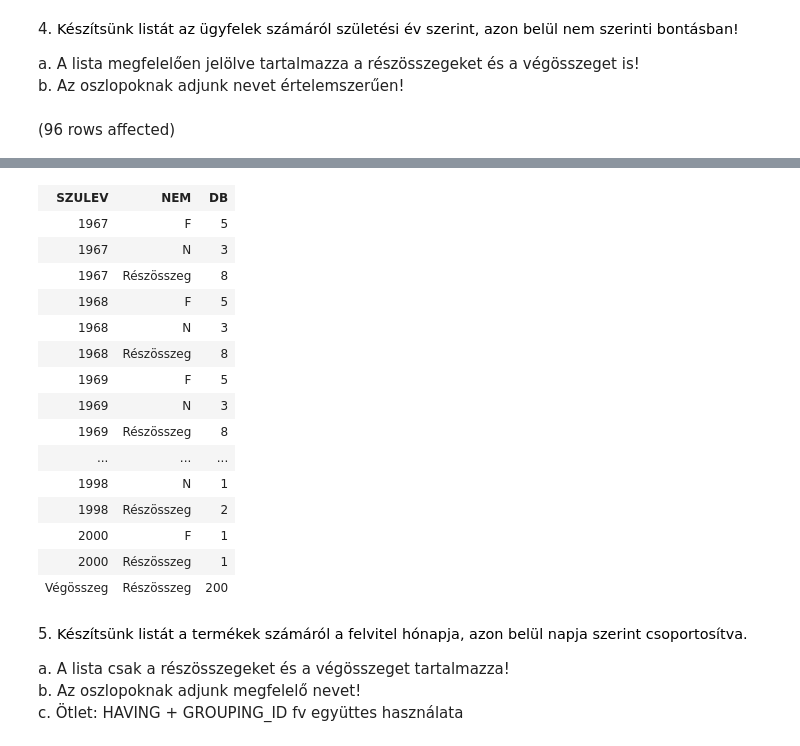
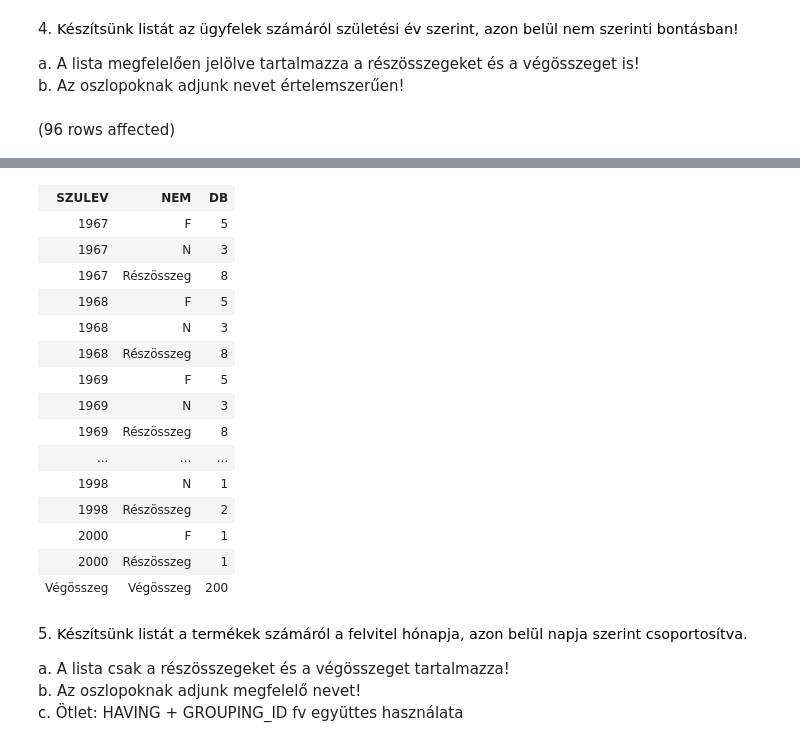
Before and after one commit to Cola39/GXH81K_adatbazis, a Jupyter notebook: gyakorlat04_feladatok.ipynb, the cells around one changed output, grey strips where cells are left out. Drawn from its saved outputs; the diff is of its cells as text; code cells hidden in the pictures.

```diff
--- a/gyakorlat04_feladatok.ipynb
+++ b/gyakorlat04_feladatok.ipynb
@@ -92,7 +92,11 @@ a. A lista megfelelően jelölve tartalmazza a részösszegeket és a végössze
 b. Az oszlopoknak adjunk nevet értelemszerűen!
 # %%
 SELECT IIF(GROUPING_ID(SZULEV)=1,'Végösszeg', CAST(SZULEV AS NVARCHAR)) AS 'SZULEV',
-       IIF(GROUPING_ID(NEM)=1, 'Részösszeg', NEM) AS 'NEM', COUNT(*) AS 'DB'
+       CASE
+         WHEN GROUPING_ID(SZULEV, NEM) = 1 THEN 'Részösszeg'
+         WHEN GROUPING_ID(SZULEV, NEM) = 3 THEN 'Végösszeg'
+         ELSE NEM
+       END AS 'NEM', COUNT(*) AS 'DB'
 FROM Ugyfel
 GROUP BY ROLLUP(SZULEV,NEM)
 # %% [output]
@@ -101,19 +105,19 @@ Total execution time: 00:00:00.045
 | SZULEV | NEM | DB |
 | 1967 | F | 5 |
 | 1967 | N | 3 |
 | 1967 | Részösszeg | 8 |
 | 1968 | F | 5 |
 | 1968 | N | 3 |
 | 1968 | Részösszeg | 8 |
 | 1969 | F | 5 |
 | 1969 | N | 3 |
 | 1969 | Részösszeg | 8 |
 | ... | ... | ... |
 | 1998 | N | 1 |
 | 1998 | Részösszeg | 2 |
 | 2000 | F | 1 |
 | 2000 | Részösszeg | 1 |
-| Végösszeg | Részösszeg | 200 |
+| Végösszeg | Végösszeg | 200 |
 # %% [markdown]
 5. <span style="background-color: rgb(255, 255, 255); color: rgb(0, 0, 0); font-family: &quot;Open Sans&quot;, sans-serif; font-size: 14.44px;">Készítsünk listát a termékek számáról a felvitel hónapja, azon belül napja szerint csoportosítva.&nbsp;</span>
 
```
Also changed, not shown: parts of 1 cell of this notebook.
